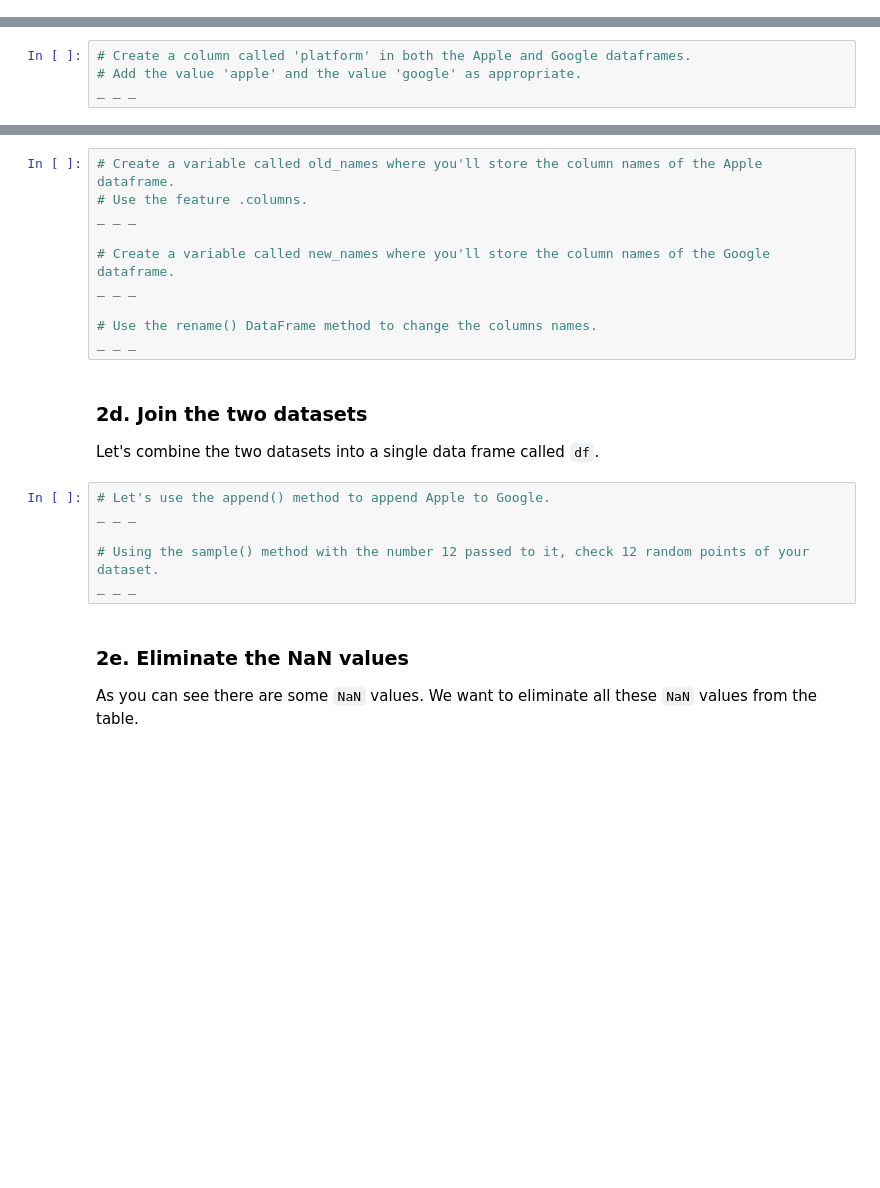
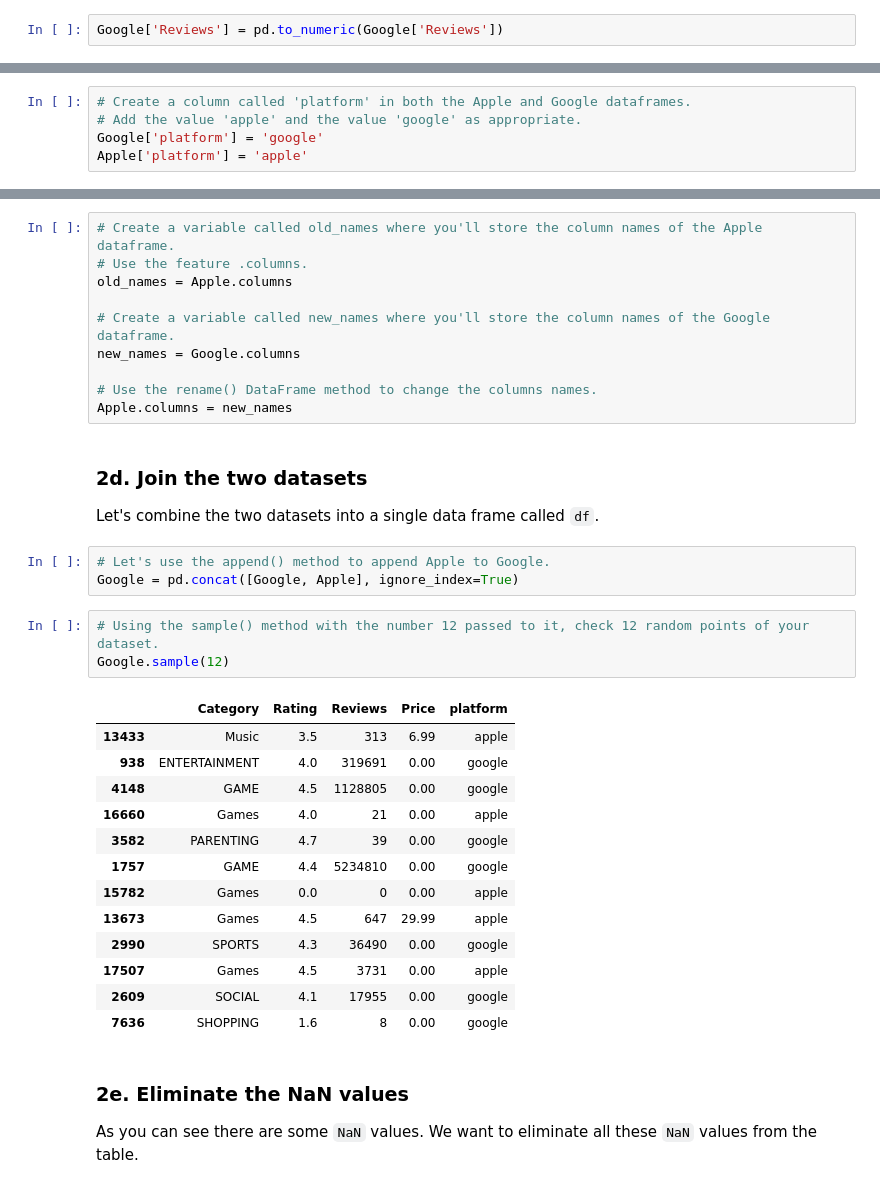
Before and after one commit to blue-santa/sprinboard-data-science-2026, a Jupyter notebook: 11-python-statistics-in-eda/03-hypothesis-testing/integrating-apps-case-study/Springboard Apps project - Tier 3 - Complete.ipynb, the cells around one changed output, grey strips where cells are left out. Drawn from its saved outputs; the diff is of its cells as text; blank space fills up the shorter version.

```diff
--- a/11-python-statistics-in-eda/03-hypothesis-testing/integrating-apps-case-study/Springboard Apps project - Tier 3 - Complete.ipynb
+++ b/11-python-statistics-in-eda/03-hypothesis-testing/integrating-apps-case-study/Springboard Apps project - Tier 3 - Complete.ipynb
@@ -194,2 +265,4 @@ _ _ _
+# %%
+Google['Reviews'] = pd.to_numeric(Google['Reviews'])
 # %%
 # Let's check the data types of Google again
@@ -202,7 +281,8 @@ The reason we're making this column is so that we can ultimately join our Apple
 # %%
 # Create a column called 'platform' in both the Apple and Google dataframes.
 # Add the value 'apple' and the value 'google' as appropriate.
-_ _ _
+Google['platform'] = 'google'
+Apple['platform'] = 'apple'
 # %% [markdown]
 ### 2c. Changing the column names to prepare for our join of the two datasets
 Since the easiest way to join two datasets is if they have both:
@@ -216,22 +296,36 @@ This is an important step to unify the two datasets!
 # %%
 # Create a variable called old_names where you'll store the column names of the Apple dataframe.
 # Use the feature .columns.
-_ _ _
+old_names = Apple.columns
 
 # Create a variable called new_names where you'll store the column names of the Google dataframe.
-_ _ _
+new_names = Google.columns
 
 # Use the rename() DataFrame method to change the columns names.
-_ _ _
+Apple.columns = new_names
 # %% [markdown]
 ### 2d. Join the two datasets
 Let's combine the two datasets into a single data frame called `df`.
+# %%
+# Let's use the append() method to append Apple to Google.
+Google = pd.concat([Google, Apple], ignore_index=True)
 # %%
-# Let's use the append() method to append Apple to Google.
-_ _ _
-
 # Using the sample() method with the number 12 passed to it, check 12 random points of your dataset.
-_ _ _
+Google.sample(12)
+# %% [output]
+|  | Category | Rating | Reviews | Price | platform |
+| 13433 | Music | 3.5 | 313 | 6.99 | apple |
+| 938 | ENTERTAINMENT | 4.0 | 319691 | 0.00 | google |
+| 4148 | GAME | 4.5 | 1128805 | 0.00 | google |
+| 16660 | Games | 4.0 | 21 | 0.00 | apple |
+| 3582 | PARENTING | 4.7 | 39 | 0.00 | google |
+| 1757 | GAME | 4.4 | 5234810 | 0.00 | google |
+| 15782 | Games | 0.0 | 0 | 0.00 | apple |
+| 13673 | Games | 4.5 | 647 | 29.99 | apple |
+| 2990 | SPORTS | 4.3 | 36490 | 0.00 | google |
+| 17507 | Games | 4.5 | 3731 | 0.00 | apple |
+| 2609 | SOCIAL | 4.1 | 17955 | 0.00 | google |
+| 7636 | SHOPPING | 1.6 | 8 | 0.00 | google |
 # %% [markdown]
 ### 2e. Eliminate the NaN values
 
```
Also changed, not shown: parts of 18 cells of this notebook.
